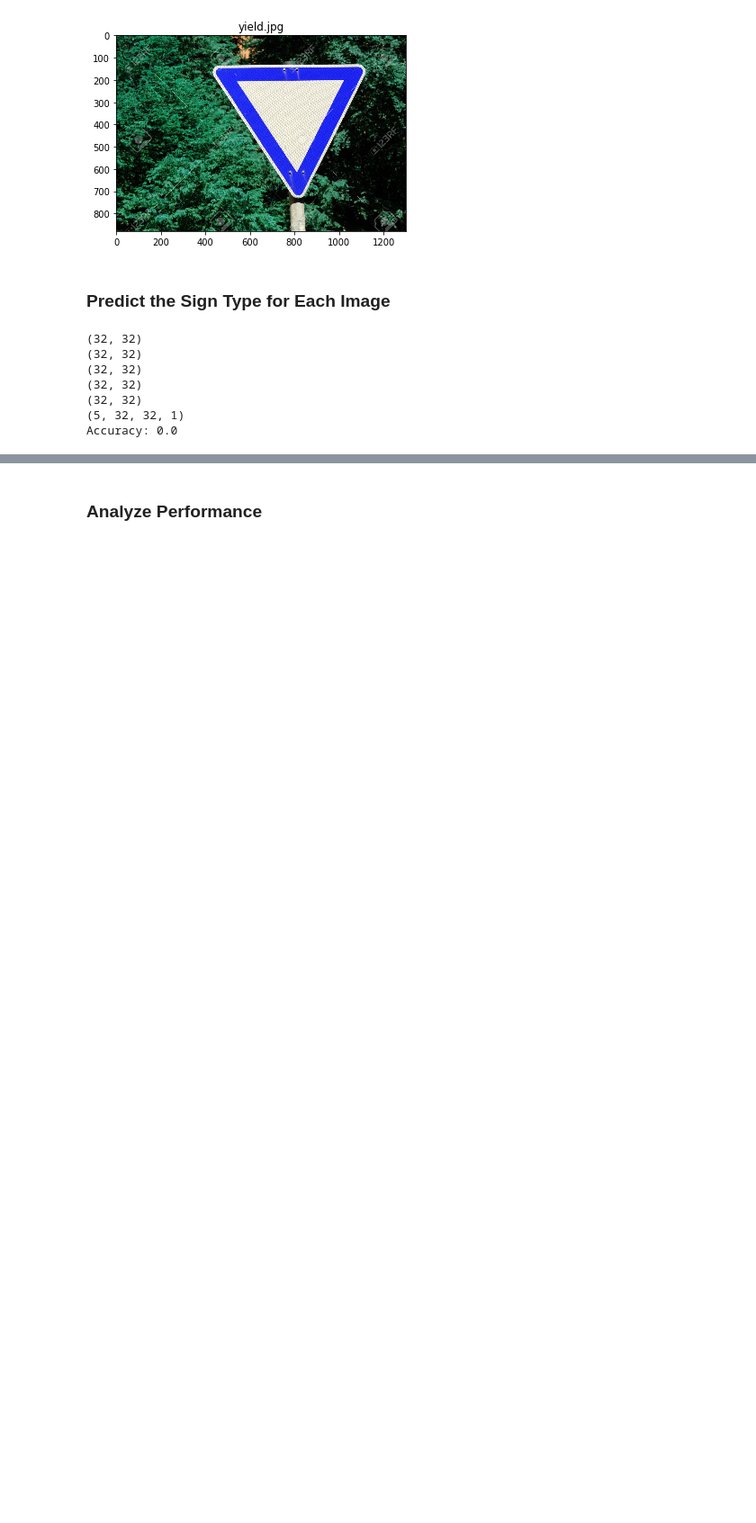
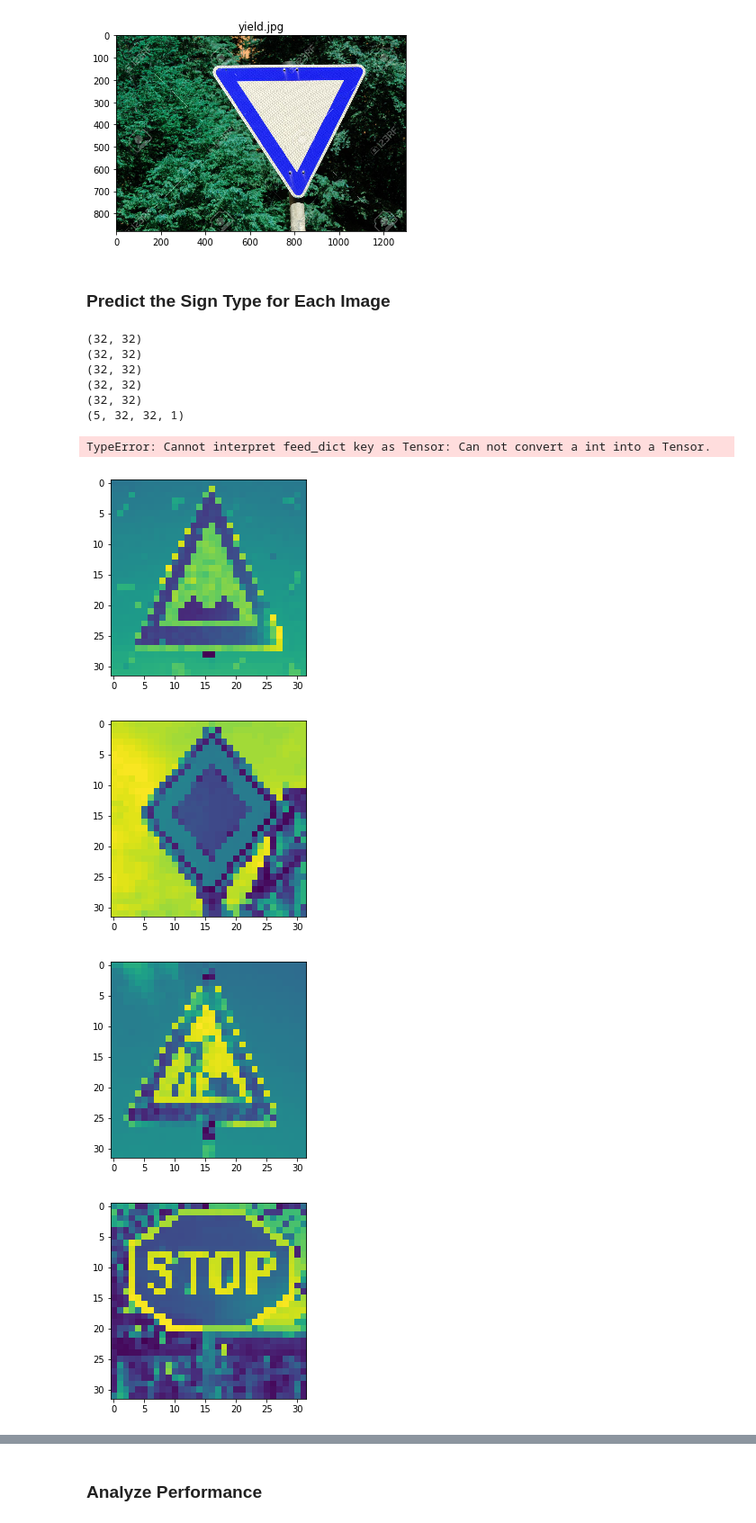
Before and after one commit to jordancharest/Traffic-Sign-Classifier, a Jupyter notebook: Traffic_Sign_Classifier.ipynb, the cells around one changed output, grey strips where cells are left out. Shown at 90% size. Drawn from its saved outputs; the diff is of its cells as text; code cells hidden in the pictures; blank space fills up the shorter version.

```diff
--- a/Traffic_Sign_Classifier.ipynb
+++ b/Traffic_Sign_Classifier.ipynb
@@ -272,7 +272,7 @@ with tf.Session() as sess:
 
     print("Training...")
     print()
-    """
+
     for i in range(EPOCHS):
         X_train, y_train = shuffle(X_train, y_train)
         for offset in range(0, num_examples, BATCH_SIZE):
@@ -287,6 +287,6 @@ with tf.Session() as sess:
 
 
     saver.save(sess, './model')
-    print("Model saved")"""
+    print("Model saved")
 # %% [output]
 Training...
@@ -301,8 +317,8 @@ You may find `signnames.csv` useful as it contains mappings from the class id (i
 # %% [markdown]
 ## Restore the model
 # %%
-with tf.Session() as sess:
+"""with tf.Session() as sess:
     saver.restore(sess, tf.train.latest_checkpoint('.'))
 
-    print('Model restored')
+    print('Model restored')"""
 # %% [output]
@@ -334,31 +346,37 @@ for img in os.listdir("test/"):
 processed_test = []
 test_names = []
 
 # preprocess
 for file in os.listdir("test/"):
     img = cv2.resize(cv2.imread("./test/" + file), (32,32))
     img = grayscale(img)          # same preprocessing as the training data
     img = normalize_grayscale(img)
+    plt.figure()
+    plt.imshow(img)
     print(img.shape)
     processed_test.append(img)
     test_names.append(file)
 
 processed_test = np.array(processed_test)
 processed_test = processed_test[..., newaxis]
 test_labels = [22,12,25,14,13]
 
 print(processed_test.shape)
 
 # run through the model
 with tf.Session() as sess:
     sess.run(tf.global_variables_initializer())
     test_accuracy = evaluate(processed_test, test_labels)
     print("Accuracy: {}".format(test_accuracy))
 # %% [output]
 (32, 32)
 (32, 32)
 (32, 32)
 (32, 32)
 (32, 32)
 (5, 32, 32, 1)
-Accuracy: 0.0
+TypeError: Cannot interpret feed_dict key as Tensor: Can not convert a int into a Tensor.
+[figure, added]
+[figure, added]
+[figure, added]
+[figure, added]
```
Also changed, not shown: parts of 4 cells of this notebook.
